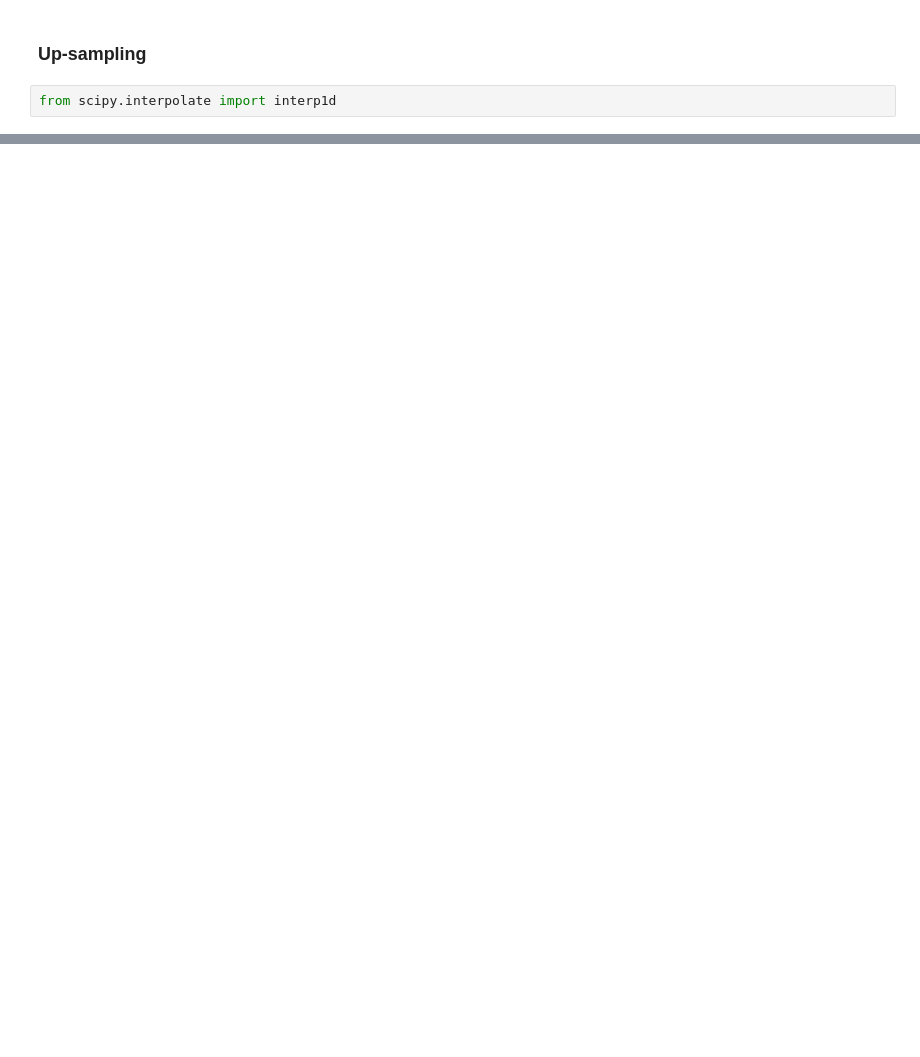
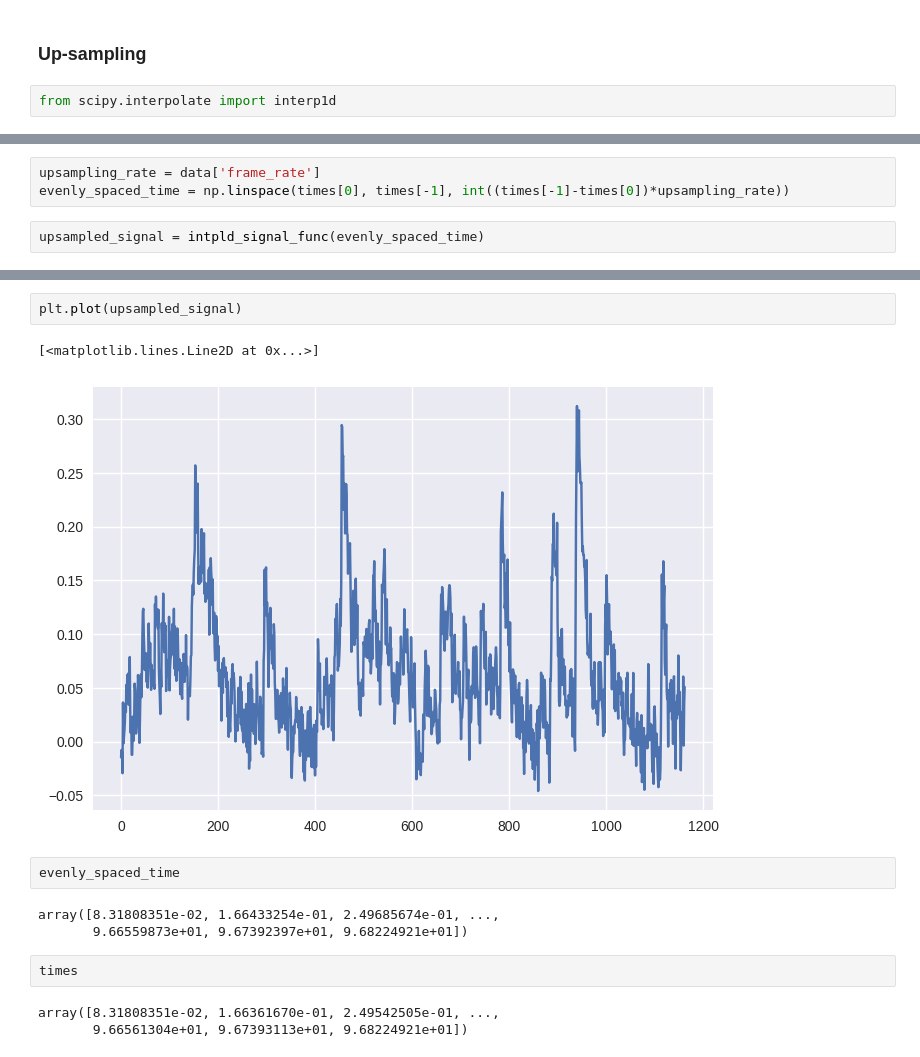
Before and after one commit to mjoudy/Cascade, a Jupyter notebook: cascade_download.ipynb, the cells around one changed output, grey strips where cells are left out. Saved outputs shown, nothing was run; the diff lists cells and outputs as text; blank space fills up the shorter version.

```diff
--- a/cascade_download.ipynb
+++ b/cascade_download.ipynb
@@ -222,0 +214,5 @@ plt.plot(intpld_signal(times))
+# %%
+upsampling_rate = data['frame_rate']
+evenly_spaced_time = np.linspace(times[0], times[-1], int((times[-1]-times[0])*upsampling_rate))
+# %%
+upsampled_signal = intpld_signal_func(evenly_spaced_time)
@@ -222,0 +223,15 @@ plt.plot(intpld_signal(times))
+# %%
+plt.plot(upsampled_signal)
+# %% [output]
+[<matplotlib.lines.Line2D at 0x...>]
+[figure, added]
+# %%
+evenly_spaced_time
+# %% [output]
+array([8.31808351e-02, 1.66433254e-01, 2.49685674e-01, ...,
+       9.66559873e+01, 9.67392397e+01, 9.68224921e+01])
+# %%
+times
+# %% [output]
+array([8.31808351e-02, 1.66361670e-01, 2.49542505e-01, ...,
+       9.66561304e+01, 9.67393113e+01, 9.68224921e+01])
```
Also changed, not shown: parts of 14 cells of this notebook.
